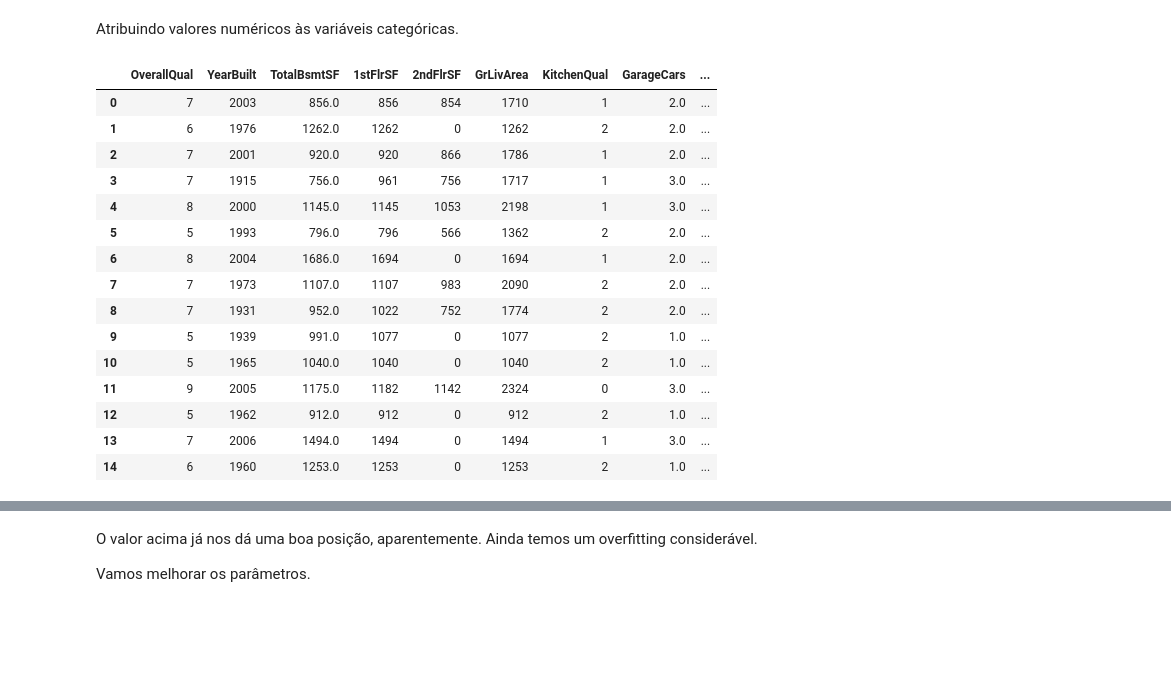
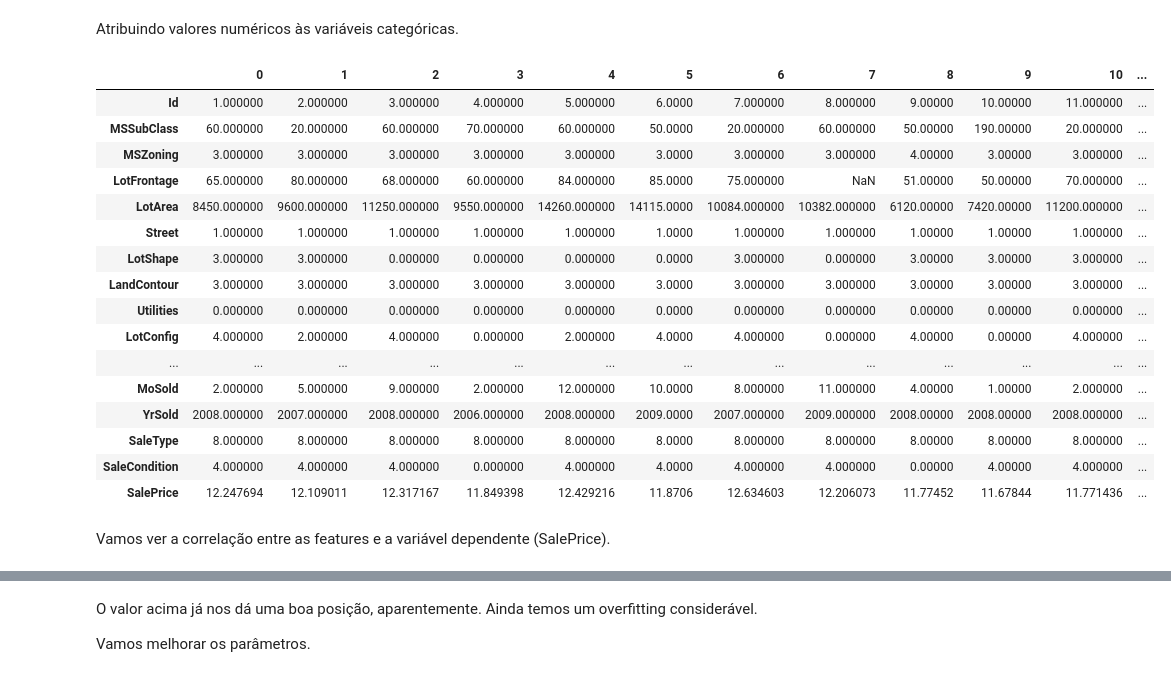
Before and after one commit to andrethiago/kaggle, a Jupyter notebook: house_prices/KaggleHousePrices.ipynb, the cells around one changed output, grey strips where cells are left out. Drawn from its saved outputs; the diff is of its cells as text; code cells hidden in the pictures; blank space fills up the shorter version.

```diff
--- a/house_prices/KaggleHousePrices.ipynb
+++ b/house_prices/KaggleHousePrices.ipynb
@@ -96,0 +61,6 @@ Length: 80, dtype: float64
+# %%
+cols_with_high_null = []
+for col in df_all.columns.tolist():
+    if df_all[col].isnull().sum()/len(df_all) > 0.90:
+        cols_with_high_null.append(col)
+cols_with_high_null
@@ -127,5 +99,6 @@ cols_drop = [col for col in df_all.columns.tolist() if col not in important_cols
-# %%
-df_all.drop(columns=cols_drop, inplace=True)
+# %%
+# vou dropar as colunas com alto índice de nulos
+df_all.drop(columns=cols_with_high_null, inplace=True)
 # %%
 df_all.sample(10)
 # %% [output]
@@ -182,28 +155,31 @@ df_all.FireplaceQu.cat.set_categories(['Ex', 'Gd', 'TA', 'Fa', 'Po', 'NA'], orde
 df_all.GarageFinish.cat.set_categories(['Fin', 'RFn', 'Un', 'NA'], ordered=True, inplace = True)
 df_all.GarageQual.cat.set_categories(['Ex', 'Gd', 'TA', 'Fa', 'Po', 'NA'], ordered=True, inplace = True)
 df_all.GarageCond.cat.set_categories(['Ex', 'Gd', 'TA', 'Fa', 'Po', 'NA'], ordered=True, inplace = True)
-df_all.PoolQC.cat.set_categories(['Ex', 'Gd', 'TA', 'Fa', 'NA'], ordered=True, inplace = True)
+#df_all.PoolQC.cat.set_categories(['Ex', 'Gd', 'TA', 'Fa', 'NA'], ordered=True, inplace = True) foi dropada
 # %% [markdown]
 Atribuindo valores numéricos às variáveis categóricas.
 # %%
 for column in columns_not_numeric:
     df_all[column] = df_all[column].cat.codes
 # %%
-display_all(df_all.head(15))
+display_all(df_all.head(15).T)
 # %% [output]
-|  | OverallQual | YearBuilt | TotalBsmtSF | 1stFlrSF | 2ndFlrSF | GrLivArea | KitchenQual | GarageCars | ... |
-| 0 | 7 | 2003 | 856.0 | 856 | 854 | 1710 | 1 | 2.0 | ... |
-| 1 | 6 | 1976 | 1262.0 | 1262 | 0 | 1262 | 2 | 2.0 | ... |
-| 2 | 7 | 2001 | 920.0 | 920 | 866 | 1786 | 1 | 2.0 | ... |
-| 3 | 7 | 1915 | 756.0 | 961 | 756 | 1717 | 1 | 3.0 | ... |
-| 4 | 8 | 2000 | 1145.0 | 1145 | 1053 | 2198 | 1 | 3.0 | ... |
-| 5 | 5 | 1993 | 796.0 | 796 | 566 | 1362 | 2 | 2.0 | ... |
-| 6 | 8 | 2004 | 1686.0 | 1694 | 0 | 1694 | 1 | 2.0 | ... |
-| 7 | 7 | 1973 | 1107.0 | 1107 | 983 | 2090 | 2 | 2.0 | ... |
-| 8 | 7 | 1931 | 952.0 | 1022 | 752 | 1774 | 2 | 2.0 | ... |
-| 9 | 5 | 1939 | 991.0 | 1077 | 0 | 1077 | 2 | 1.0 | ... |
-| 10 | 5 | 1965 | 1040.0 | 1040 | 0 | 1040 | 2 | 1.0 | ... |
-| 11 | 9 | 2005 | 1175.0 | 1182 | 1142 | 2324 | 0 | 3.0 | ... |
-| 12 | 5 | 1962 | 912.0 | 912 | 0 | 912 | 2 | 1.0 | ... |
-| 13 | 7 | 2006 | 1494.0 | 1494 | 0 | 1494 | 1 | 3.0 | ... |
-| 14 | 6 | 1960 | 1253.0 | 1253 | 0 | 1253 | 2 | 1.0 | ... |
+|  | 0 | 1 | 2 | 3 | 4 | 5 | 6 | 7 | 8 | 9 | 10 | ... |
+| Id | 1.000000 | 2.000000 | 3.000000 | 4.000000 | 5.000000 | 6.0000 | 7.000000 | 8.000000 | 9.00000 | 10.00000 | 11.000000 | ... |
+| MSSubClass | 60.000000 | 20.000000 | 60.000000 | 70.000000 | 60.000000 | 50.0000 | 20.000000 | 60.000000 | 50.00000 | 190.00000 | 20.000000 | ... |
+| MSZoning | 3.000000 | 3.000000 | 3.000000 | 3.000000 | 3.000000 | 3.0000 | 3.000000 | 3.000000 | 4.00000 | 3.00000 | 3.000000 | ... |
+| LotFrontage | 65.000000 | 80.000000 | 68.000000 | 60.000000 | 84.000000 | 85.0000 | 75.000000 | NaN | 51.00000 | 50.00000 | 70.000000 | ... |
+| LotArea | 8450.000000 | 9600.000000 | 11250.000000 | 9550.000000 | 14260.000000 | 14115.0000 | 10084.000000 | 10382.000000 | 6120.00000 | 7420.00000 | 11200.000000 | ... |
+| Street | 1.000000 | 1.000000 | 1.000000 | 1.000000 | 1.000000 | 1.0000 | 1.000000 | 1.000000 | 1.00000 | 1.00000 | 1.000000 | ... |
+| LotShape | 3.000000 | 3.000000 | 0.000000 | 0.000000 | 0.000000 | 0.0000 | 3.000000 | 0.000000 | 3.00000 | 3.00000 | 3.000000 | ... |
+| LandContour | 3.000000 | 3.000000 | 3.000000 | 3.000000 | 3.000000 | 3.0000 | 3.000000 | 3.000000 | 3.00000 | 3.00000 | 3.000000 | ... |
+| Utilities | 0.000000 | 0.000000 | 0.000000 | 0.000000 | 0.000000 | 0.0000 | 0.000000 | 0.000000 | 0.00000 | 0.00000 | 0.000000 | ... |
+| LotConfig | 4.000000 | 2.000000 | 4.000000 | 0.000000 | 2.000000 | 4.0000 | 4.000000 | 0.000000 | 4.00000 | 0.00000 | 4.000000 | ... |
+| ... | ... | ... | ... | ... | ... | ... | ... | ... | ... | ... | ... | ... |
+| MoSold | 2.000000 | 5.000000 | 9.000000 | 2.000000 | 12.000000 | 10.0000 | 8.000000 | 11.000000 | 4.00000 | 1.00000 | 2.000000 | ... |
+| YrSold | 2008.000000 | 2007.000000 | 2008.000000 | 2006.000000 | 2008.000000 | 2009.0000 | 2007.000000 | 2009.000000 | 2008.00000 | 2008.00000 | 2008.000000 | ... |
+| SaleType | 8.000000 | 8.000000 | 8.000000 | 8.000000 | 8.000000 | 8.0000 | 8.000000 | 8.000000 | 8.00000 | 8.00000 | 8.000000 | ... |
+| SaleCondition | 4.000000 | 4.000000 | 4.000000 | 0.000000 | 4.000000 | 4.0000 | 4.000000 | 4.000000 | 0.00000 | 4.00000 | 4.000000 | ... |
+| SalePrice | 12.247694 | 12.109011 | 12.317167 | 11.849398 | 12.429216 | 11.8706 | 12.634603 | 12.206073 | 11.77452 | 11.67844 | 11.771436 | ... |
+# %% [markdown]
+Vamos ver a correlação entre as features e a variável dependente (SalePrice).
```
Also changed, not shown: parts of 27 cells of this notebook.
